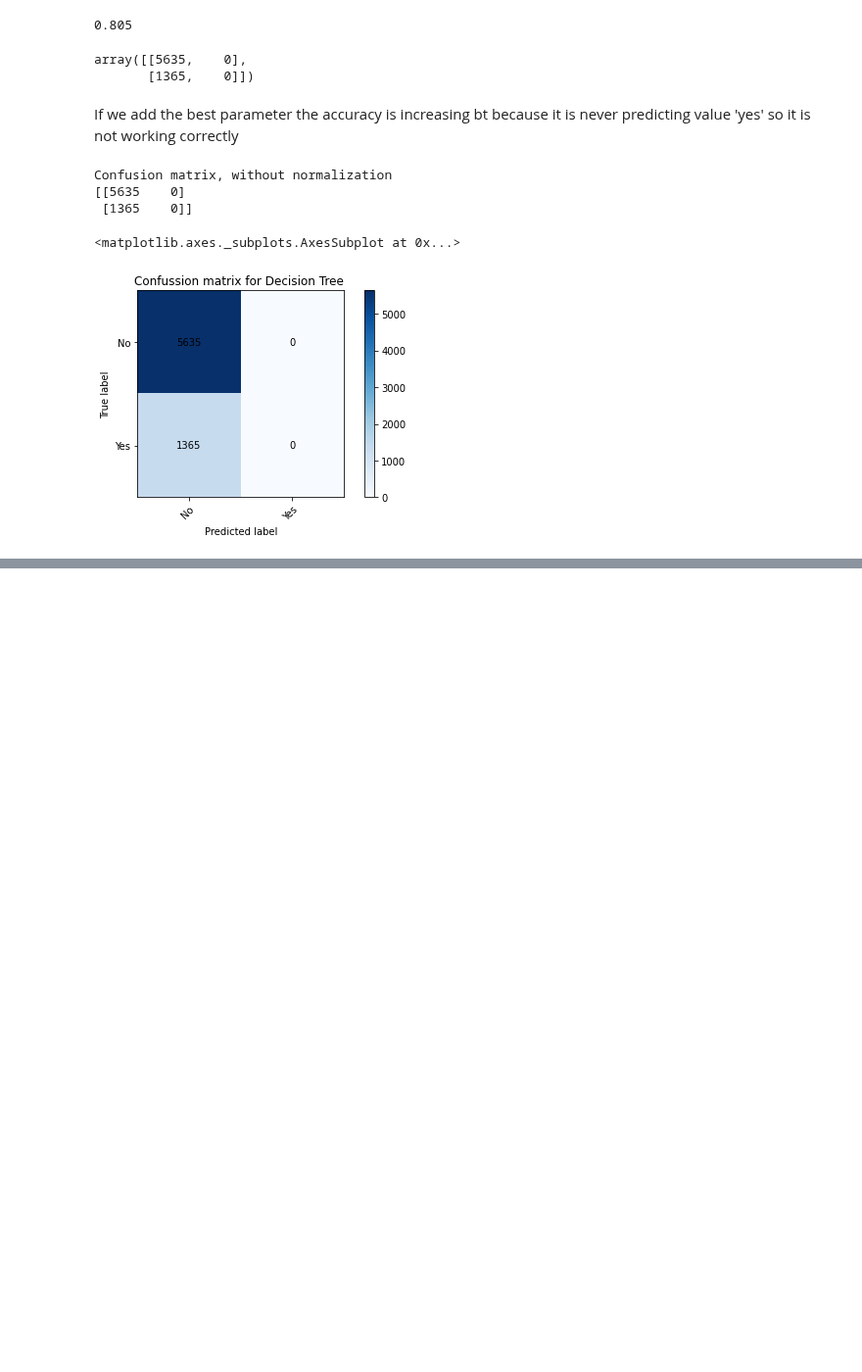
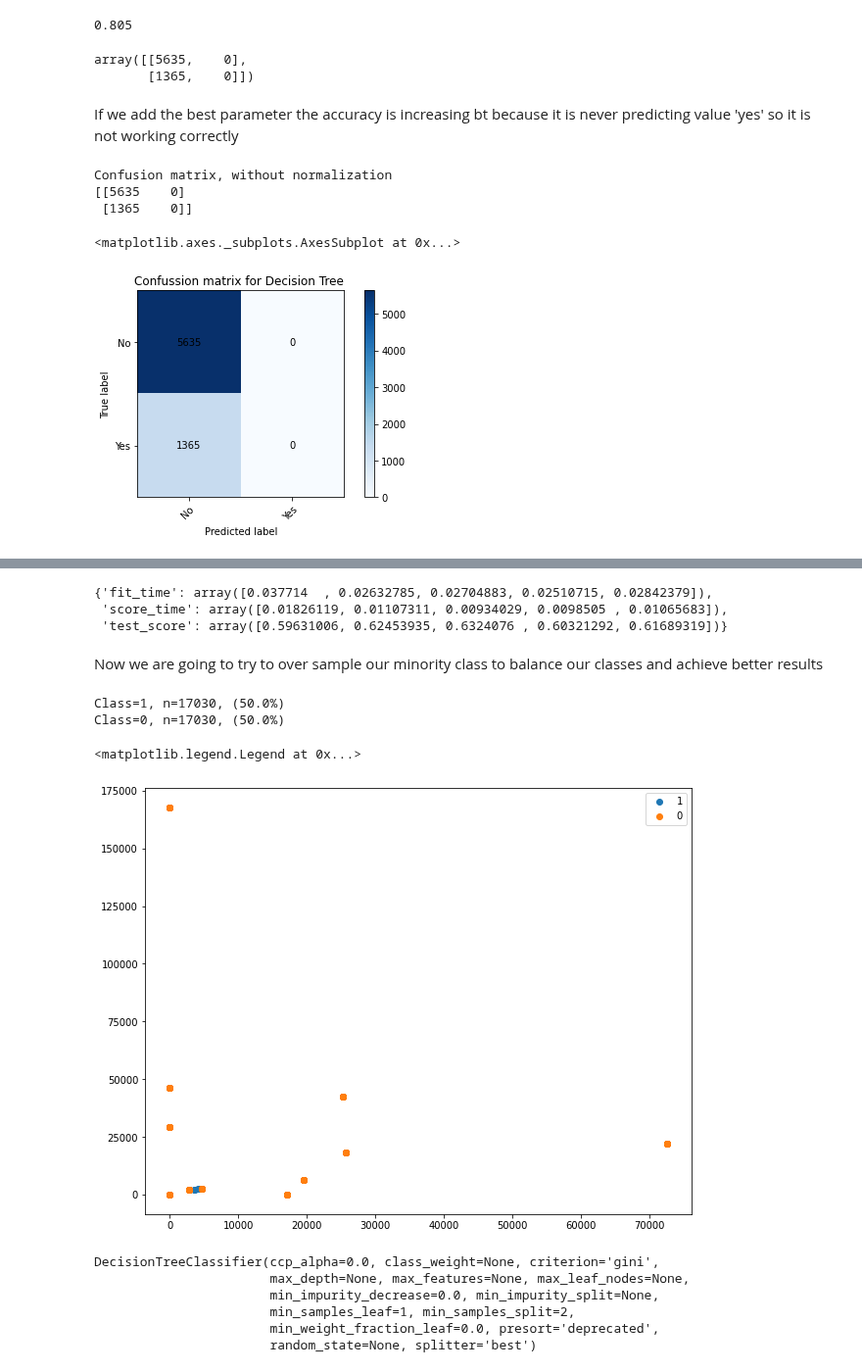
Before and after one commit to sarasabino/Accident_Rate_Project, a Jupyter notebook: Src/Notebooks/Model_selection.ipynb, the cells around one changed output, grey strips where cells are left out. Shown at 98% size. Cells and saved outputs as stored; diff of their text form; code cells hidden in the pictures; blank space fills up the shorter version.

Commit message:
updating trainning notebook

```diff
--- a/Src/Notebooks/Model_selection.ipynb
+++ b/Src/Notebooks/Model_selection.ipynb
@@ -365,0 +375,8 @@ Confusion matrix, without normalization
+# %%
+scores ## if we look at the test_score it is around .6 which is bad
+# %% [output]
+{'fit_time': array([0.037714  , 0.02632785, 0.02704883, 0.02510715, 0.02842379]),
+ 'score_time': array([0.01826119, 0.01107311, 0.00934029, 0.0098505 , 0.01065683]),
+ 'test_score': array([0.59631006, 0.62453935, 0.6324076 , 0.60321292, 0.61689319])}
+# %% [markdown]
+Now we are going to try to over sample our minority class to balance our classes and achieve better results
@@ -365,0 +385,30 @@ Confusion matrix, without normalization
+# %%
+oversample = SMOTE()
+
+X, y = oversample.fit_resample(X, y)
+# %%
+from collections import Counter
+
+counter = Counter(y)
+
+for k, v in counter.items():
+  dist = v / len(y)* 100
+  print(f'Class={k}, n={v}, ({dist}%)')
+# %% [output]
+Class=1, n=17030, (50.0%)
+Class=0, n=17030, (50.0%)
+# %%
+import numpy as np
+import matplotlib.pyplot as plt
+
+plt.figure(1, figsize=(10,8))
+
+for label, _ in counter.items():
+  row = np.where(y==label)[0]
+  plt.scatter(X[row, 0], X[row, 1], label=str(label))
+
+
+plt.legend()
+# %% [output]
+<matplotlib.legend.Legend at 0x...>
+[figure, added]
@@ -365,0 +419,11 @@ Confusion matrix, without normalization
+# %%
+model = DecisionTreeClassifier()
+model = DecisionTreeClassifier()
+model.fit(X_train, y_train)
+# %% [output]
+DecisionTreeClassifier(ccp_alpha=0.0, class_weight=None, criterion='gini',
+                       max_depth=None, max_features=None, max_leaf_nodes=None,
+                       min_impurity_decrease=0.0, min_impurity_split=None,
+                       min_samples_leaf=1, min_samples_split=2,
+                       min_weight_fraction_leaf=0.0, presort='deprecated',
+                       random_state=None, splitter='best')
```
Also changed, not shown: parts of 38 cells of this notebook.
